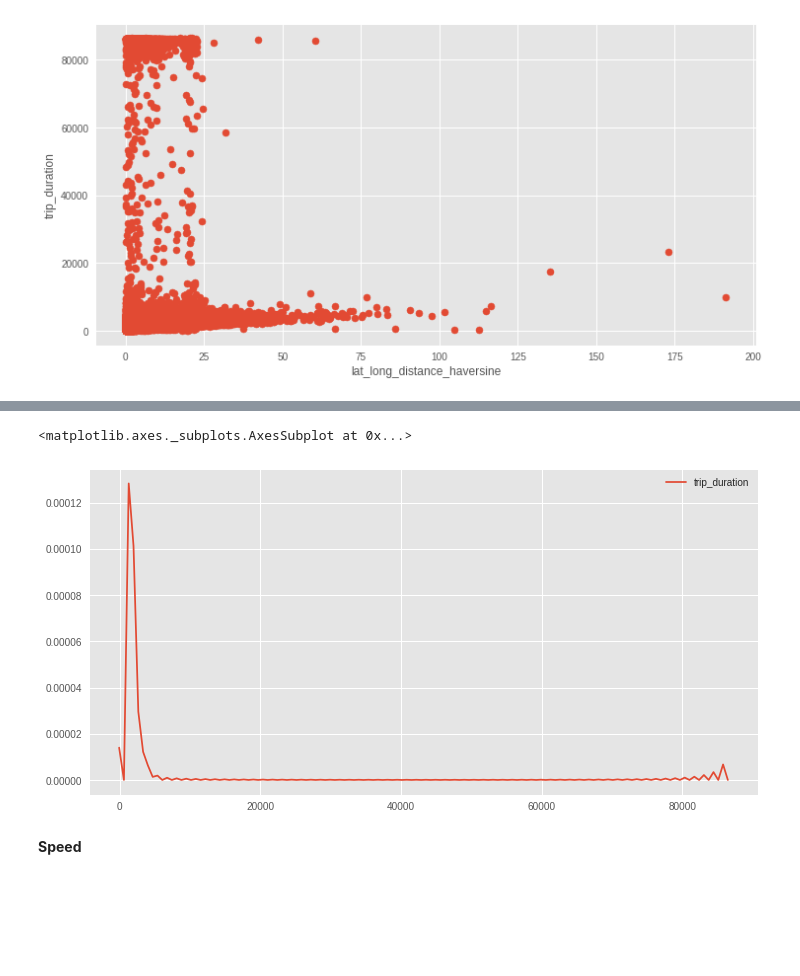
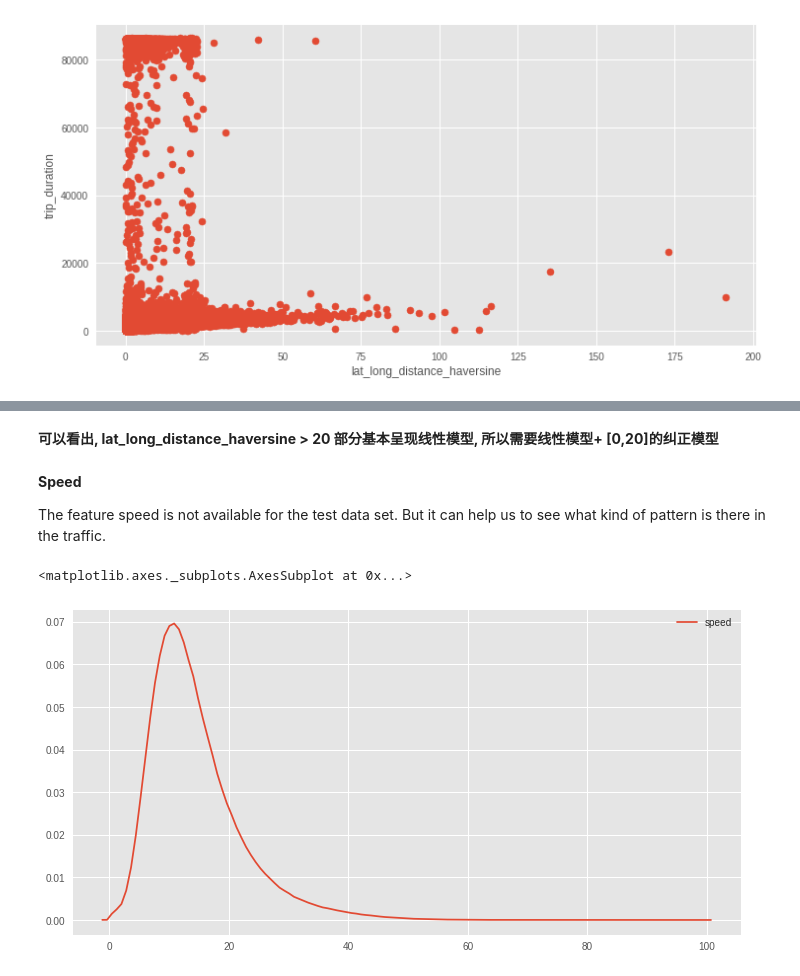
Before and after one commit to SunnyMarkLiu/Kaggle_NYC_Taxi_Trip_Duration, a Jupyter notebook: features/Feature Engineering.ipynb, the cells around one changed output, grey strips where cells are left out. Cells and saved outputs as stored; diff of their text form; code cells hidden in the pictures; blank space fills up the shorter version.

```diff
--- a/features/Feature Engineering.ipynb
+++ b/features/Feature Engineering.ipynb
@@ -31,7 +31,7 @@ from conf.configure import Configure
 from utils import data_utils
 from utils import dataframe_util
 # %%
-train, test = data_utils.load_dataset('1')
+train, test = data_utils.load_dataset('2')
 # %%
 train.head()
 # %% [output]
@@ -203,7 +232,13 @@ plt.ylabel('trip_duration')
+# %% [markdown]
+**可以看出, lat_long_distance_haversine > 20 部分基本呈现线性模型, 所以需要线性模型+ [0,20]的纠正模型**
+# %% [markdown]
+**Speed**
+
+The feature speed is not available for the test data set. But it can help us to see what kind of pattern is there in the traffic.
+# %%
+train['speed'] = train['lat_long_distance_haversine'] / (train['trip_duration'] / 3600)
 # %%
-sns.kdeplot(train['trip_duration'])
+sns.kdeplot(train['speed'][train['speed'] < 100])
 # %% [output]
 <matplotlib.axes._subplots.AxesSubplot at 0x...>
-[figure, old version]
+[figure, new version]
-# %% [markdown]
-**Speed**
```
Also changed, not shown: parts of 18 cells of this notebook, 2 other files.
